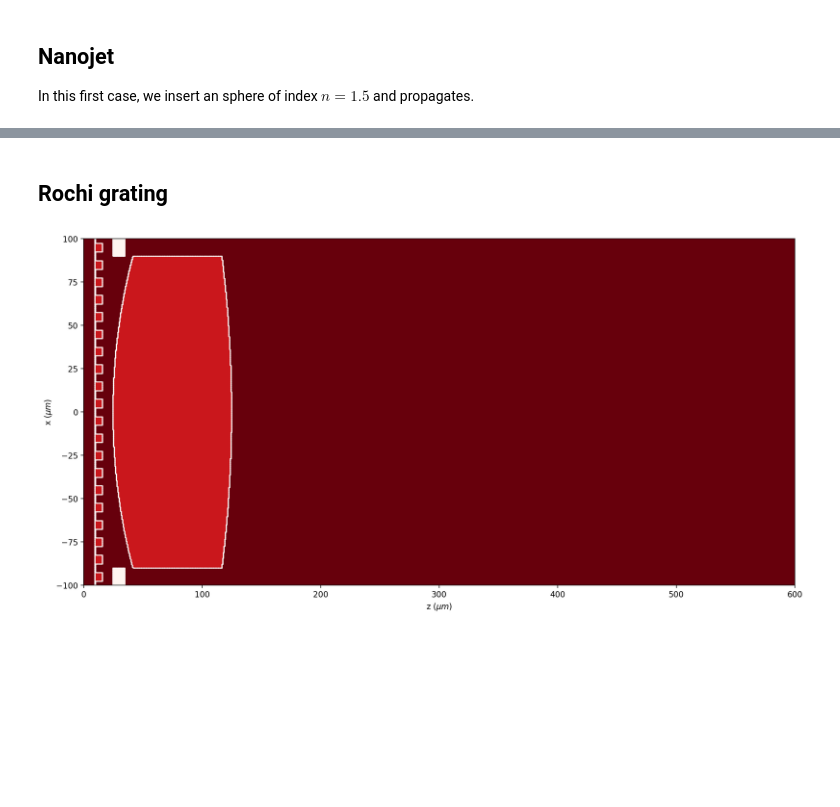
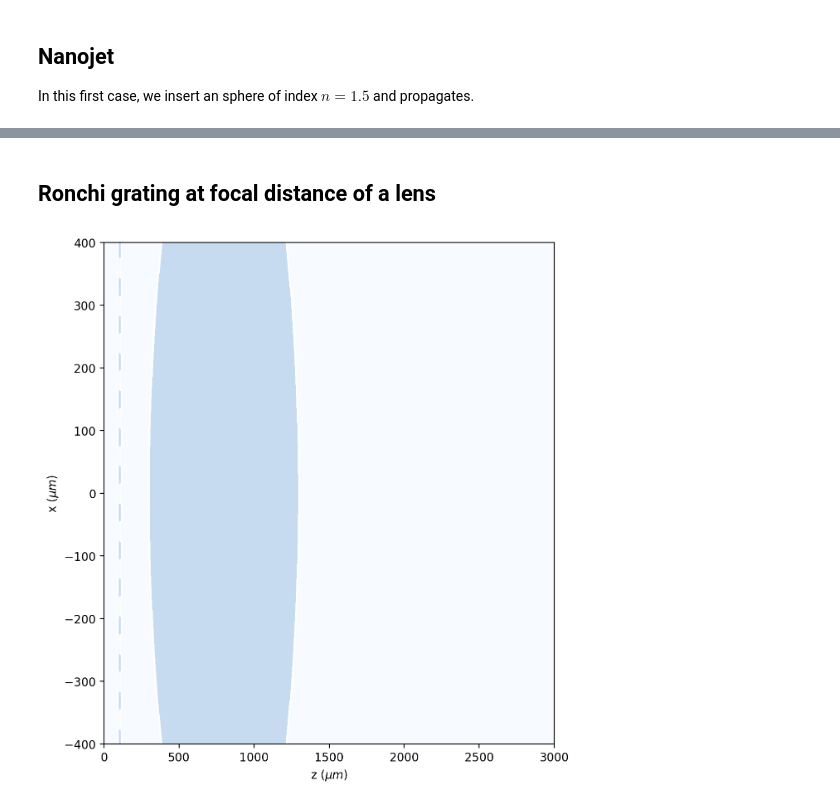
Before and after one commit to aocg-ucm/diffractio, a Jupyter notebook: docs/source/examples/scalar_XZ/Same examples of BPM in xz mode.ipynb, the cells around one changed output, grey strips where cells are left out. Cells and saved outputs as stored; diff of their text form; code cells hidden in the pictures; blank space fills up the shorter version.

```diff
--- a/docs/source/examples/scalar_XZ/Same examples of BPM in xz mode.ipynb
+++ b/docs/source/examples/scalar_XZ/Same examples of BPM in xz mode.ipynb
@@ -15,9 +15,3 @@ from diffractio import degrees, mm, plt, sp, um, np
 from diffractio.scalar_sources_X import Scalar_source_X
 from diffractio.scalar_masks_X import Scalar_mask_X
 from diffractio.scalar_masks_XZ import Scalar_mask_XZ
-
-%matplotlib inline
-
-from matplotlib import rcParams
-rcParams['figure.figsize']=(16,8)
-rcParams['figure.dpi']=200
@@ -24,3 +20,9 @@ rcParams['figure.dpi']=200
+# %%
+%matplotlib inline
+
+from matplotlib import rcParams
+rcParams['figure.figsize']=(7,8)
+rcParams['figure.dpi']=200
 # %%
 # Initial parameters
 x0 = np.linspace(-100 * um, 100 * um, 2048)
@@ -57,42 +59,45 @@ plt.show()
-# %% [markdown]
-## Rochi grating
+# %% [markdown]
+## Ronchi grating at focal distance of a lens
 # %%
-x0 = np.linspace(-100 * um, 100 * um, 2048)
-z0 = np.linspace(0 * um, 600 * um, 2048)
-wavelength = .6328 * um
+x0 = np.linspace(-400 * um, 400 * um, 2048*2)
+z0 = np.linspace(0 * um, 3*mm * um, 2048)
+wavelength = 5 * um
+
 u0 = Scalar_source_X(x=x0, wavelength=wavelength)
 u0.plane_wave(A=1, theta=0 * degrees)
+
 u1 = Scalar_mask_XZ(x=x0, z=z0, wavelength=wavelength)
 u1.incident_field(u0)
 
-u1.lens_convergent(
-    r0=(0 * um, 25 * um),
-    aperture=180 * um,
-    radius=(250 * um, -500 * um),
-    thickness=100 * um,
+focal,_=u1.lens_convergent(
+    r0=(0 * um, 299 * um),
+    aperture=800 * um,
+    radius=(1 * mm, -1 * mm),
+    thickness=1000 * um,
     refraction_index=1.5,
     angle=0 * degrees,
     mask=(10 * um, 3 + 0.05j))
 
-height_grating = (1.5 - 1) * wavelength * 2
+refraction_index=1.5
+height_grating = 10*(refraction_index - 1) * wavelength /2
 u1.ronchi_grating(
-    period=10 * um,
+    period=60 * um,
     fill_factor=0.5,
-    length=5 * mm,
-    height=6 * um,
-    r0=(0 * um, 10 * um),
+    length=2* mm,
+    height=height_grating,
+    r0=(0 * um, 100 * um),
     Dx=0 * um,
-    refraction_index=1.5,
+    refraction_index=refraction_index,
     heigth_substrate=height_grating,
-    refraction_index_substrate=1.5,
+    refraction_index_substrate=refraction_index,
     angle=0 * degrees)
 
 u1.draw_refraction_index()
 
 edge_matrix=u1.borders
 
-u1.filter_refraction_index(pixels_filtering=10,type_filter=2);
+u1.filter_refraction_index(pixels_filtering=2,type_filter=2);
 # %% [output]
-[figure, old version]
+[figure, new version]
 # %%
 u1.BPM(verbose=False)
```
Also changed, not shown: parts of 8 cells of this notebook, 21 other files.
